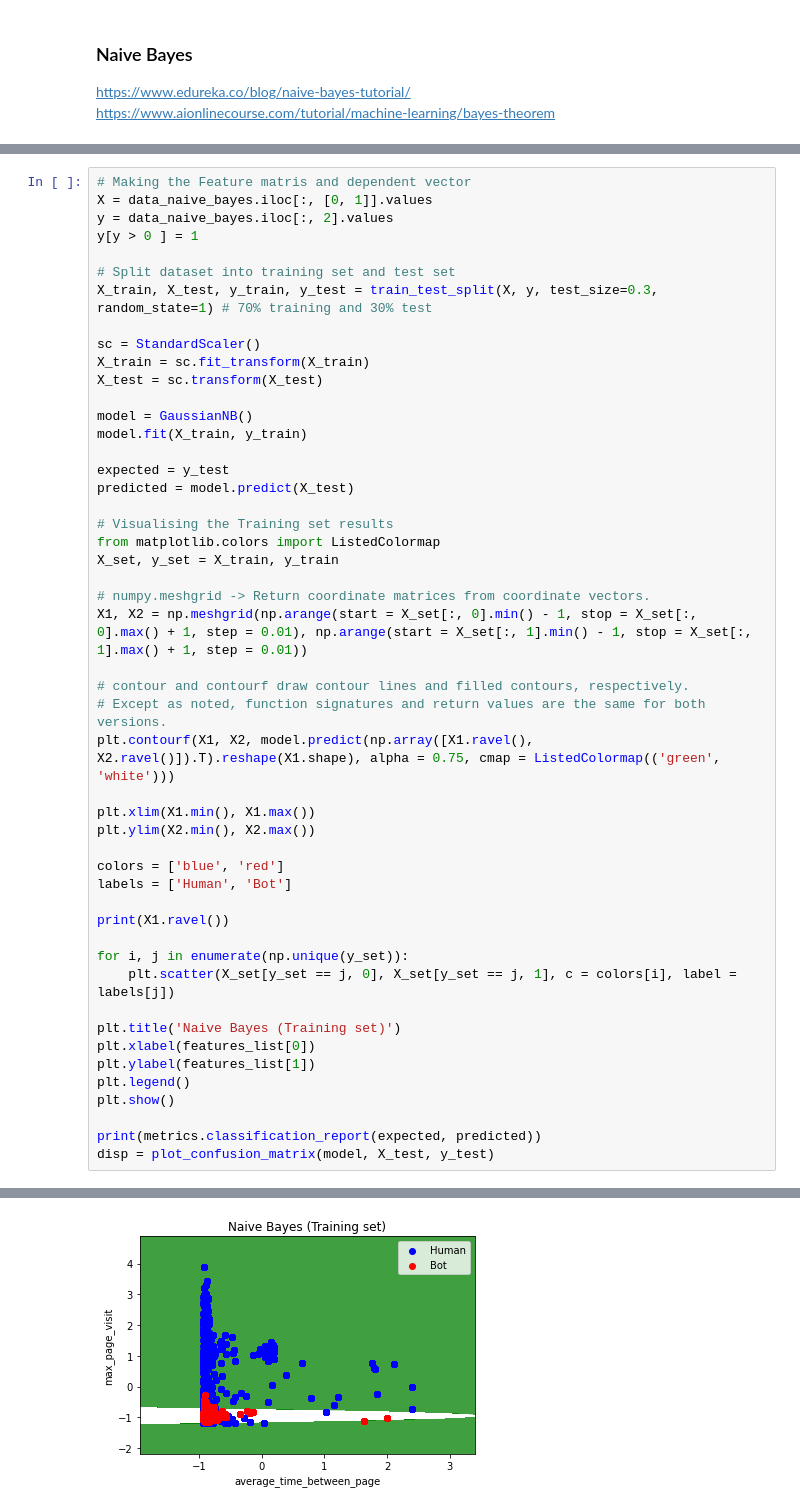
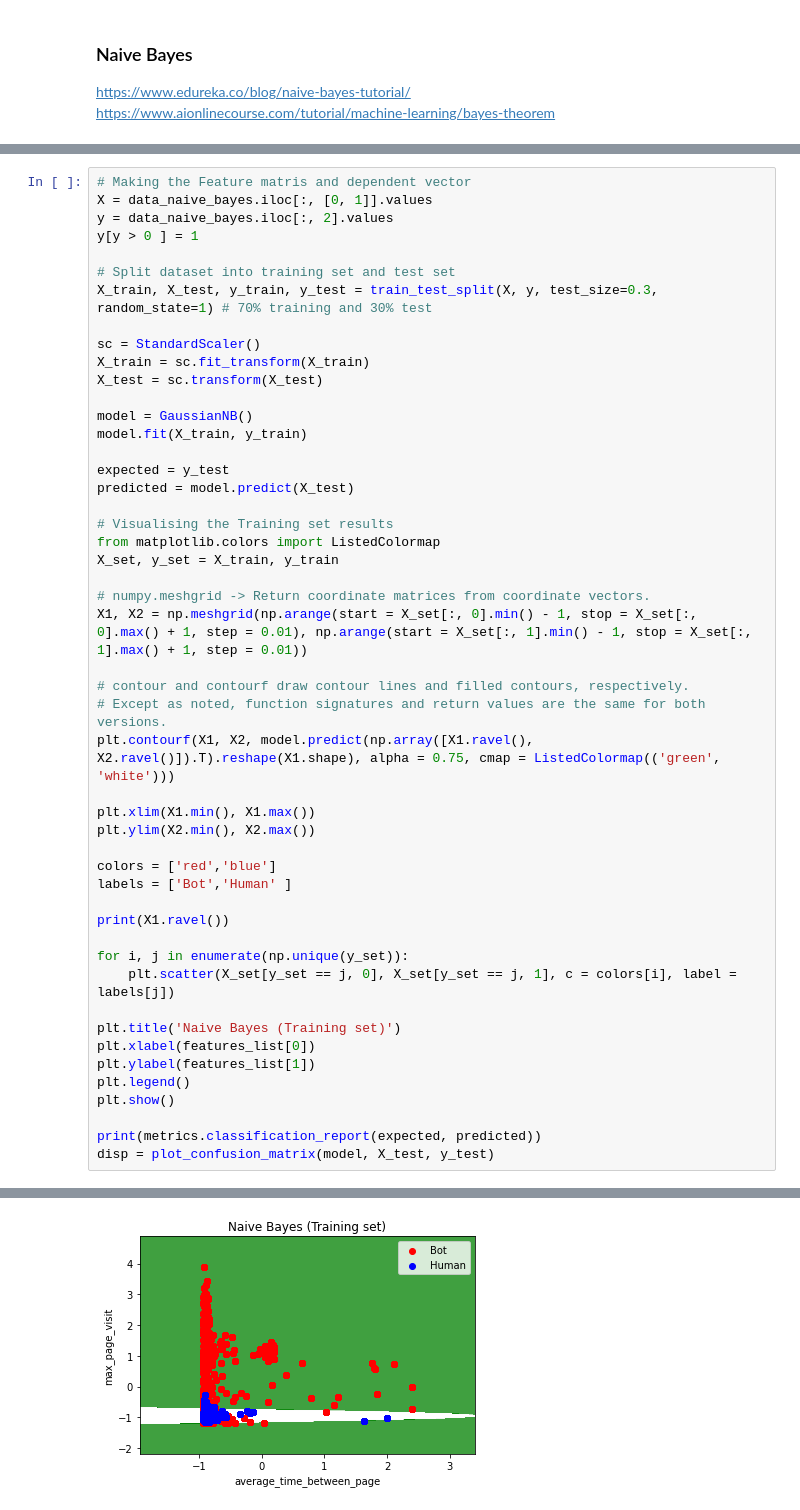
Before and after one commit to francobelloni85/DataMiningUni, a Jupyter notebook: BotDetectionClustering.ipynb, the cells around one changed output, grey strips where cells are left out. Drawn from its saved outputs; the diff is of its cells as text.

```diff
--- a/BotDetectionClustering.ipynb
+++ b/BotDetectionClustering.ipynb
@@ -168,36 +170,36 @@ predicted = model.predict(X_test)
 from matplotlib.colors import ListedColormap
 X_set, y_set = X_train, y_train
 
 # numpy.meshgrid -> Return coordinate matrices from coordinate vectors.
 X1, X2 = np.meshgrid(np.arange(start = X_set[:, 0].min() - 1, stop = X_set[:, 0].max() + 1, step = 0.01), np.arange(start = X_set[:, 1].min() - 1, stop = X_set[:, 1].max() + 1, step = 0.01))
 
 # contour and contourf draw contour lines and filled contours, respectively.
 # Except as noted, function signatures and return values are the same for both versions.
 plt.contourf(X1, X2, model.predict(np.array([X1.ravel(), X2.ravel()]).T).reshape(X1.shape), alpha = 0.75, cmap = ListedColormap(('green', 'white')))
 
 plt.xlim(X1.min(), X1.max())
 plt.ylim(X2.min(), X2.max())
 
-colors = ['blue', 'red']
-labels = ['Human', 'Bot']
+colors = ['red','blue']
+labels = ['Bot','Human' ]
 
 print(X1.ravel())
 
 for i, j in enumerate(np.unique(y_set)):
     plt.scatter(X_set[y_set == j, 0], X_set[y_set == j, 1], c = colors[i], label = labels[j])
 
 plt.title('Naive Bayes (Training set)')
 plt.xlabel(features_list[0])
 plt.ylabel(features_list[1])
 plt.legend()
 plt.show()
 
 print(metrics.classification_report(expected, predicted))
 disp = plot_confusion_matrix(model, X_test, y_test)
 # %% [output]
 [-1.94484259 -1.93484259 -1.92484259 ...  3.37515741  3.38515741
   3.39515741]
-[figure, old version]
+[figure, new version]
               precision    recall  f1-score   support
 
            0       0.96      0.77      0.85     24567
```
Also changed, not shown: parts of 8 cells of this notebook.
